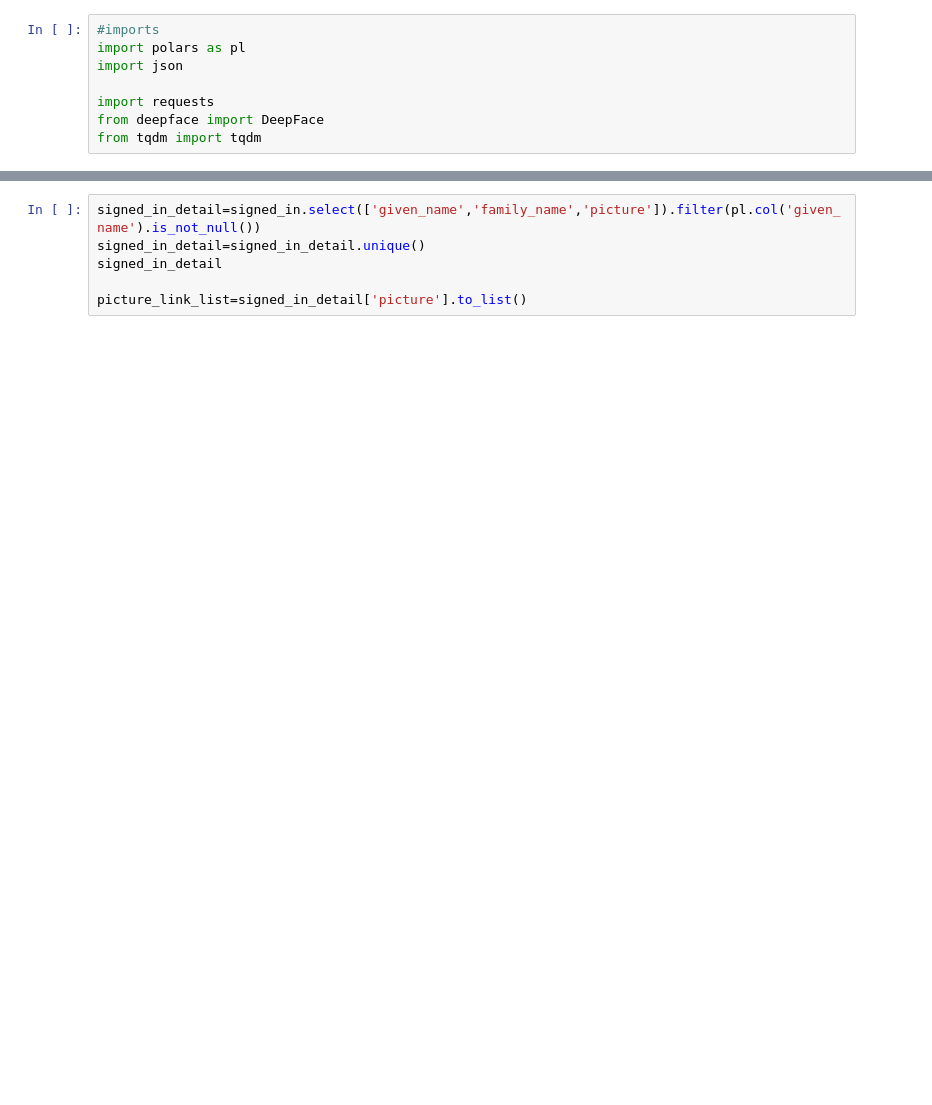
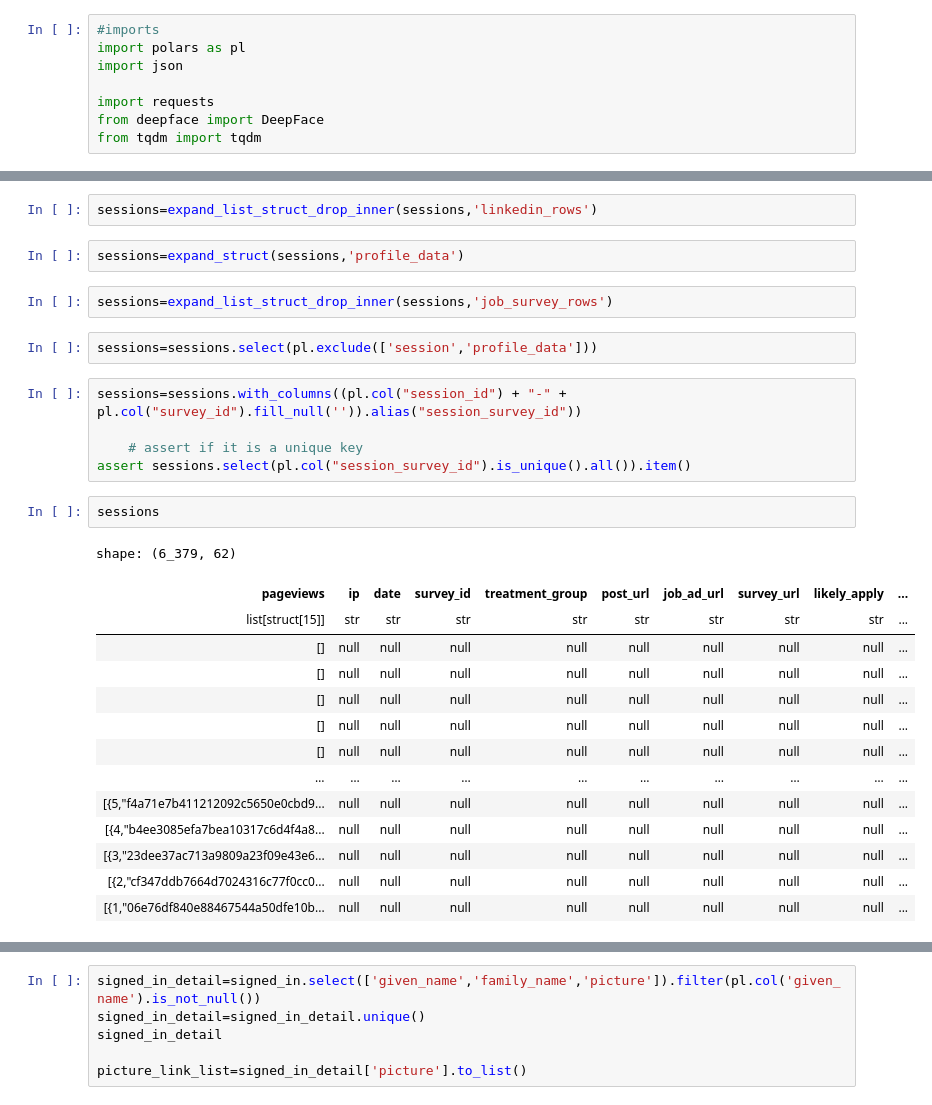
Before and after one commit to porterolson/jcp-data-manager, a Jupyter notebook: merge_testing.ipynb, the cells around one changed output, grey strips where cells are left out. Drawn from its saved outputs; the diff is of its cells as text; blank space fills up the shorter version.

```diff
--- a/merge_testing.ipynb
+++ b/merge_testing.ipynb
@@ -105 +64,31 @@ shape: (817, 40)
+# %%
+sessions=expand_list_struct_drop_inner(sessions,'linkedin_rows')
+# %%
+sessions=expand_struct(sessions,'profile_data')
+# %%
+sessions=expand_list_struct_drop_inner(sessions,'job_survey_rows')
+# %%
+sessions=sessions.select(pl.exclude(['session','profile_data']))
+# %%
+sessions=sessions.with_columns((pl.col("session_id") + "-" + pl.col("survey_id").fill_null('')).alias("session_survey_id"))
+
+    # assert if it is a unique key
+assert sessions.select(pl.col("session_survey_id").is_unique().all()).item()
+# %%
+sessions
+# %% [output]
+shape: (6_379, 62)
+| pageviews | ip | date | survey_id | treatment_group | post_url | job_ad_url | survey_url | likely_apply | ... |
+| list[struct[15]] | str | str | str | str | str | str | str | str | ... |
+| [] | null | null | null | null | null | null | null | null | ... |
+| [] | null | null | null | null | null | null | null | null | ... |
+| [] | null | null | null | null | null | null | null | null | ... |
+| [] | null | null | null | null | null | null | null | null | ... |
+| [] | null | null | null | null | null | null | null | null | ... |
+| … | … | … | … | … | … | … | … | … | ... |
+| [{5,"f4a71e7b411212092c5650e0cbd9... | null | null | null | null | null | null | null | null | ... |
+| [{4,"b4ee3085efa7bea10317c6d4f4a8... | null | null | null | null | null | null | null | null | ... |
+| [{3,"23dee37ac713a9809a23f09e43e6... | null | null | null | null | null | null | null | null | ... |
+| [{2,"cf347ddb7664d7024316c77f0cc0... | null | null | null | null | null | null | null | null | ... |
+| [{1,"06e76df840e88467544a50dfe10b... | null | null | null | null | null | null | null | null | ... |
 # %%
```
Also changed, not shown: parts of 16 cells of this notebook, 14 other files.
